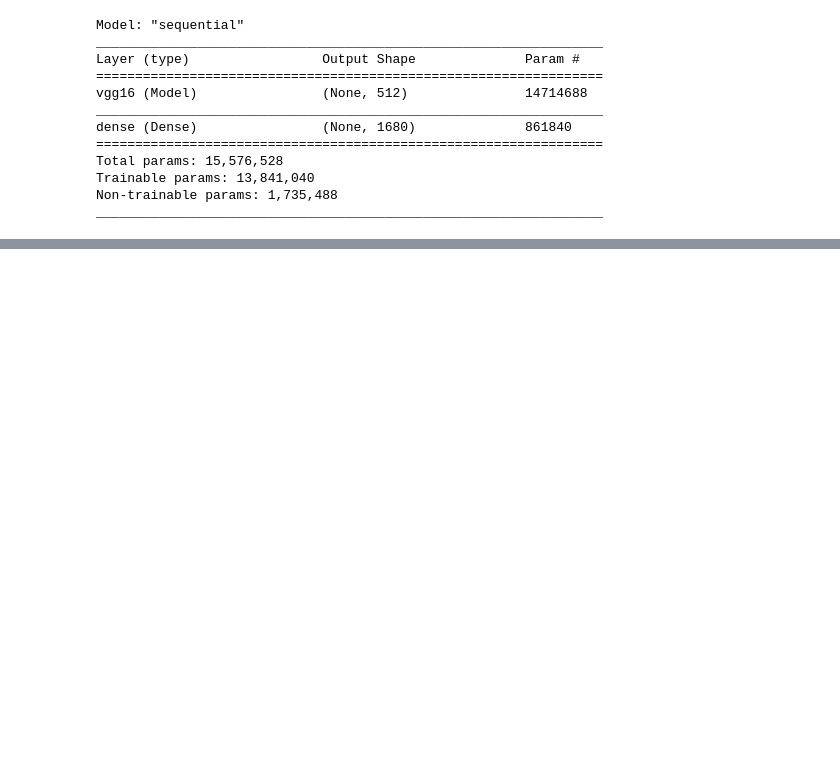
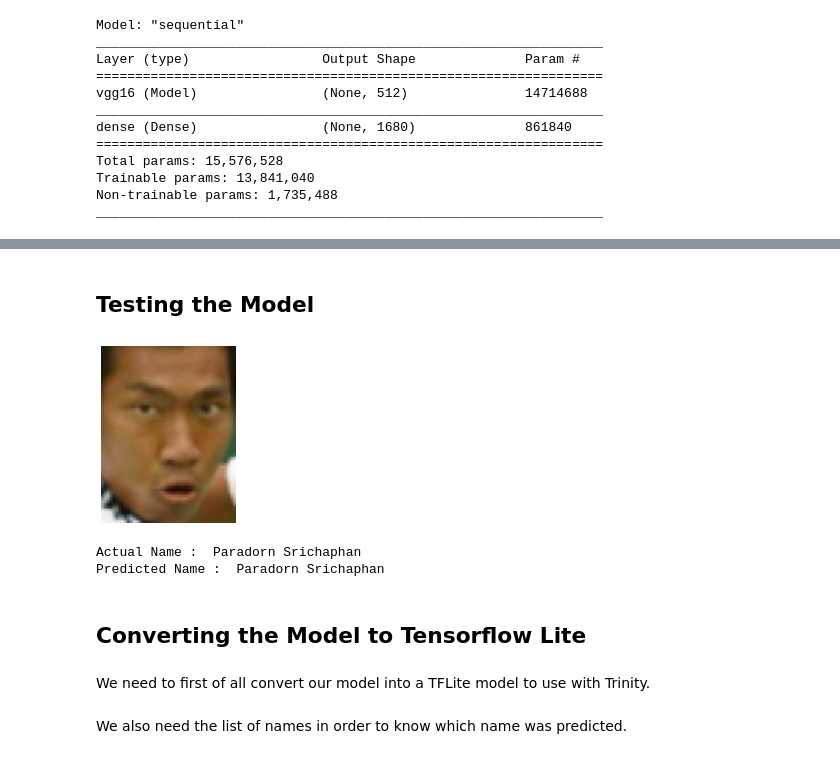
Before and after one commit to nizarmah/oracle, a Jupyter notebook: main.ipynb, the cells around one changed output, grey strips where cells are left out. Cells and saved outputs as stored; diff of their text form; code cells hidden in the pictures; blank space fills up the shorter version.

Commit message:
Feature: Converted Tensorflow Keras Model to TFLite to Use with Trinity (#3)

```diff
--- a/main.ipynb
+++ b/main.ipynb
@@ -738,0 +750,23 @@ _________________________________________________________________
+# %% [markdown]
+## Testing the Model
+# %%
+def get_pid_from_pred(pred):
+    return pred.argmax()
+
+test_data = X_valid.sample(n=1)
+test_img_data = getImageData(test_data) * (1./255)
+
+actual = y_valid[test_data.index].values[0]
+predicted = get_pid_from_pred(model.predict(test_img_data))
+
+printImage(test_img_data[0])
+print("Actual Name : ", filtered_names[actual])
+print("Predicted Name : ", filtered_names[predicted])
+# %% [output]
+[figure, added]
+Actual Name :  Paradorn Srichaphan
+Predicted Name :  Paradorn Srichaphan
+# %% [markdown]
+## Converting the Model to Tensorflow Lite
+# %% [markdown]
+We need to first of all convert our model into a TFLite model to use with Trinity.
@@ -738,0 +779,2 @@ _________________________________________________________________
+# %% [markdown]
+We also need the list of names in order to know which name was predicted.
```
Also changed, not shown: parts of 5 cells of this notebook, 3 other files.
